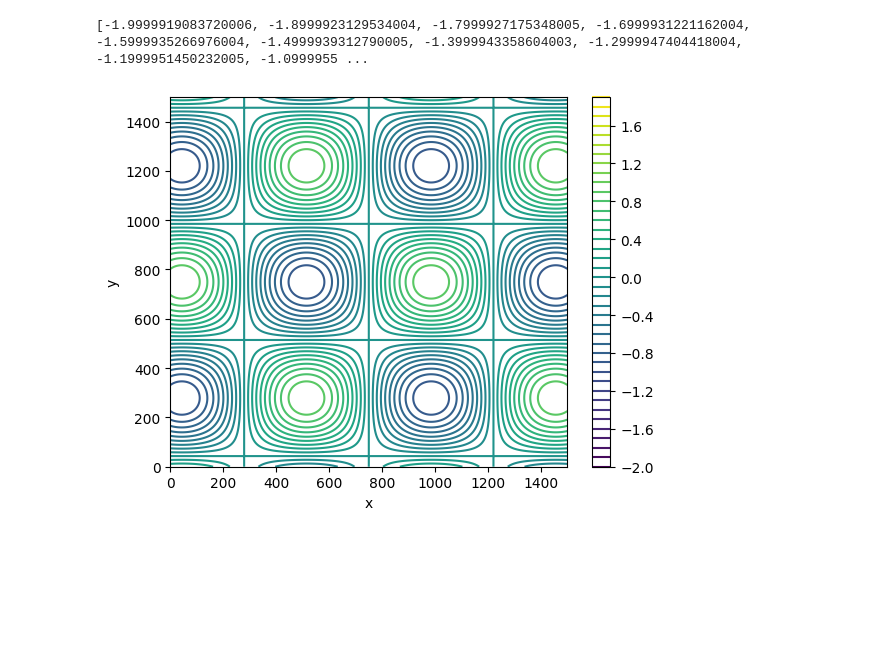
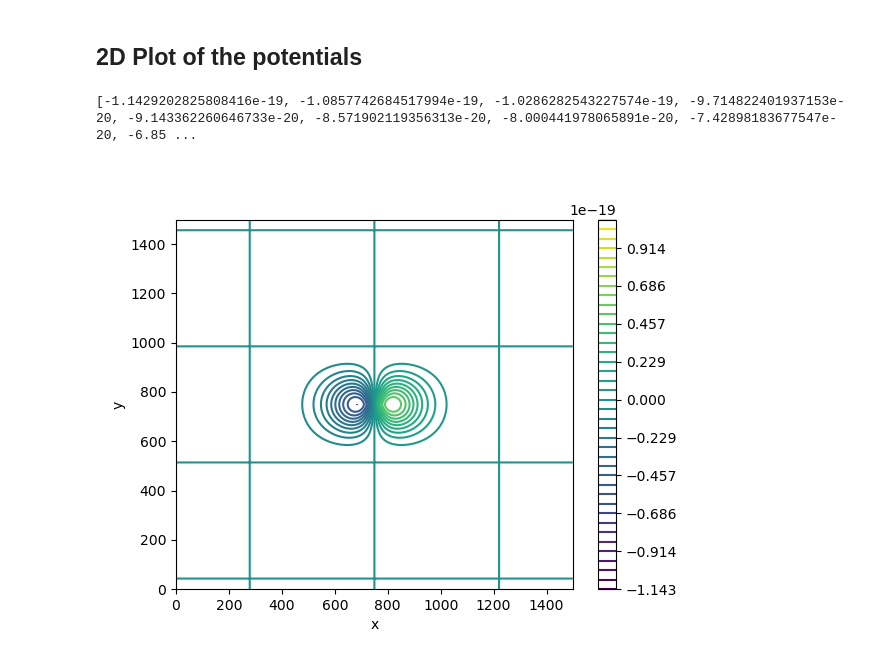
Before and after one commit to Ncanale/Channeling_Potential, a Jupyter notebook: potential_plot.ipynb, the cells around one changed output. Saved outputs shown, nothing was run; the diff lists cells and outputs as text; code cells hidden in the pictures; blank space fills up the shorter version.

```diff
--- a/potential_plot.ipynb
+++ b/potential_plot.ipynb
@@ -87,32 +81,34 @@ plt.show()
+# %% [markdown]
+## 2D Plot of the potentials
 # %%
-import numpy as np
-import matplotlib.pyplot as plt
-
 # Definisci la funzione del potenziale (esempio)
-def potential(x, y):
-    return np.sin(x) * np.cos(y)
+def U_DT_2D(x, y):
+    U = 2/d_at*Z*z*e*a_0
+    k1 = [(a_Si[i]/np.sqrt(B_Si[i]+2*u_1**2))*np.exp(-(x**2+y**2)/(B_Si[i]+2*u_1**2)) for i in range(0,len(a_Si))]
+    k = sum(k1)
+    return U*k
 
 # Definisci il range di x e y
 x = np.linspace(-5, 5, 1500)
 y = np.linspace(-5, 5, 1500)
 
 # Crea una griglia di coordinate x e y
 X, Y = np.meshgrid(x, y)
 
 # Calcola il valore del potenziale in ogni punto della griglia
-Z = potential(X, Y)
+Z = U_DT_2D(X, Y)
 # [-0,8,0,8]
 n=20
 levels = [ i*(Z.max()-Z.min())/n for i in range (-n,n)]
-print (levels)
+#print (levels)
 # Crea il grafico
 # plt.imshow(Z, extent=[x.min(), x.max(), y.min(), y.max()], cmap='inferno')
 plt.contour(Z,levels)
 
 plt.colorbar()
 plt.xlabel('x')
 plt.ylabel('y')
 plt.show()
 # %% [output]
-[-1.9999919083720006, -1.8999923129534004, -1.7999927175348005, -1.6999931221162004, -1.5999935266976004, -1.4999939312790005, -1.3999943358604003, -1.2999947404418004, -1.1999951450232005, -1.0999955 ...
+[-1.1429202825808416e-19, -1.0857742684517994e-19, -1.0286282543227574e-19, -9.714822401937153e-20, -9.143362260646733e-20, -8.571902119356313e-20, -8.000441978065891e-20, -7.42898183677547e-20, -6.85 ...
-[figure, old version]
+[figure, new version]
```
Also changed, not shown: parts of 3 cells of this notebook.
